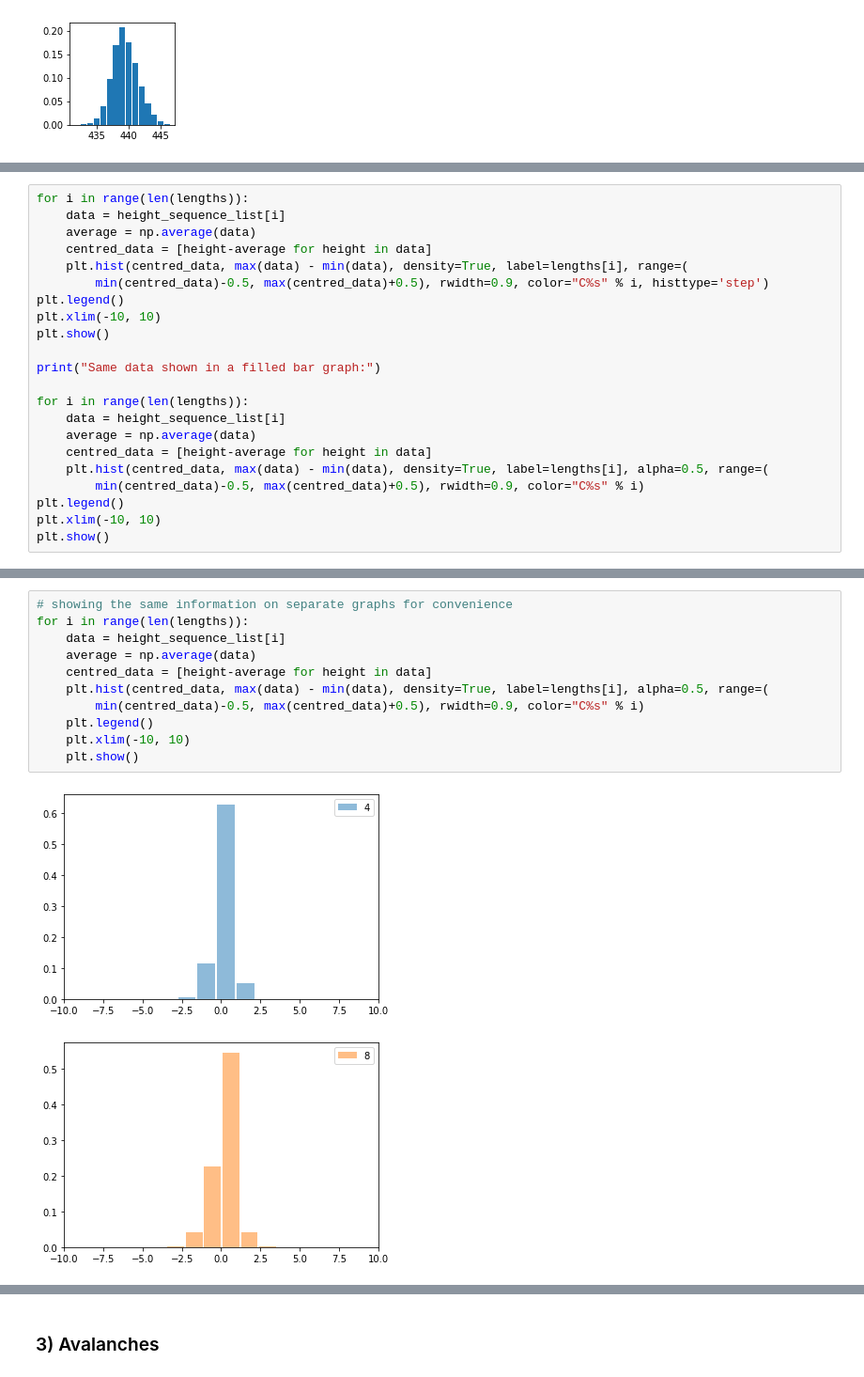
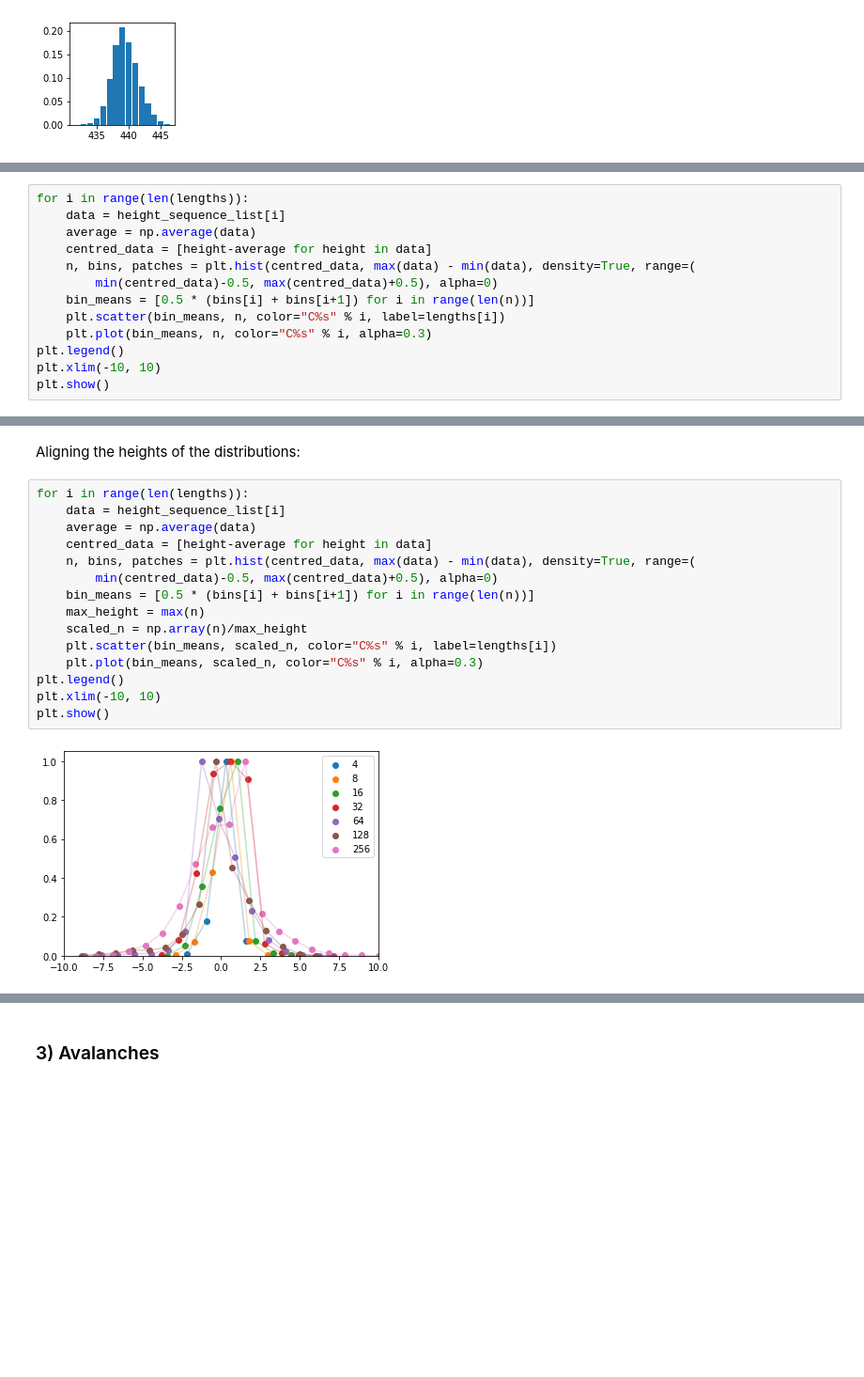
Before and after one commit to bdgrichards/oslo, a Jupyter notebook: oslo.ipynb, the cells around one changed output, grey strips where cells are left out. Shown at 94% size. Cells and saved outputs as stored; diff of their text form; blank space fills up the shorter version.

Commit message:
Add probability distribution data collapse for 2g

```diff
--- a/oslo.ipynb
+++ b/oslo.ipynb
@@ -1185,21 +1187,12 @@ for i in range(len(lengths)):
     data = height_sequence_list[i]
     average = np.average(data)
     centred_data = [height-average for height in data]
-    plt.hist(centred_data, max(data) - min(data), density=True, label=lengths[i], range=(
-        min(centred_data)-0.5, max(centred_data)+0.5), rwidth=0.9, color="C%s" % i, histtype='step')
+    n, bins, patches = plt.hist(centred_data, max(data) - min(data), density=True, range=(
+        min(centred_data)-0.5, max(centred_data)+0.5), alpha=0)
+    bin_means = [0.5 * (bins[i] + bins[i+1]) for i in range(len(n))]
+    plt.scatter(bin_means, n, color="C%s" % i, label=lengths[i])
+    plt.plot(bin_means, n, color="C%s" % i, alpha=0.3)
 plt.legend()
 plt.xlim(-10, 10)
 plt.show()
-
-print("Same data shown in a filled bar graph:")
-
-for i in range(len(lengths)):
-    data = height_sequence_list[i]
-    average = np.average(data)
-    centred_data = [height-average for height in data]
-    plt.hist(centred_data, max(data) - min(data), density=True, label=lengths[i], alpha=0.5, range=(
-        min(centred_data)-0.5, max(centred_data)+0.5), rwidth=0.9, color="C%s" % i)
-plt.legend()
-plt.xlim(-10, 10)
-plt.show()
 # %% [output]
@@ -1209,14 +1200,19 @@ Same data shown in a filled bar graph:
+# %% [markdown]
+Aligning the heights of the distributions:
 # %%
-# showing the same information on separate graphs for convenience
 for i in range(len(lengths)):
     data = height_sequence_list[i]
     average = np.average(data)
     centred_data = [height-average for height in data]
-    plt.hist(centred_data, max(data) - min(data), density=True, label=lengths[i], alpha=0.5, range=(
-        min(centred_data)-0.5, max(centred_data)+0.5), rwidth=0.9, color="C%s" % i)
-    plt.legend()
-    plt.xlim(-10, 10)
-    plt.show()
+    n, bins, patches = plt.hist(centred_data, max(data) - min(data), density=True, range=(
+        min(centred_data)-0.5, max(centred_data)+0.5), alpha=0)
+    bin_means = [0.5 * (bins[i] + bins[i+1]) for i in range(len(n))]
+    max_height = max(n)
+    scaled_n = np.array(n)/max_height
+    plt.scatter(bin_means, scaled_n, color="C%s" % i, label=lengths[i])
+    plt.plot(bin_means, scaled_n, color="C%s" % i, alpha=0.3)
+plt.legend()
+plt.xlim(-10, 10)
+plt.show()
 # %% [output]
-[figure, old version]
+[figure, new version]
-[figure, removed]
```
Also changed, not shown: parts of 5 cells of this notebook.
